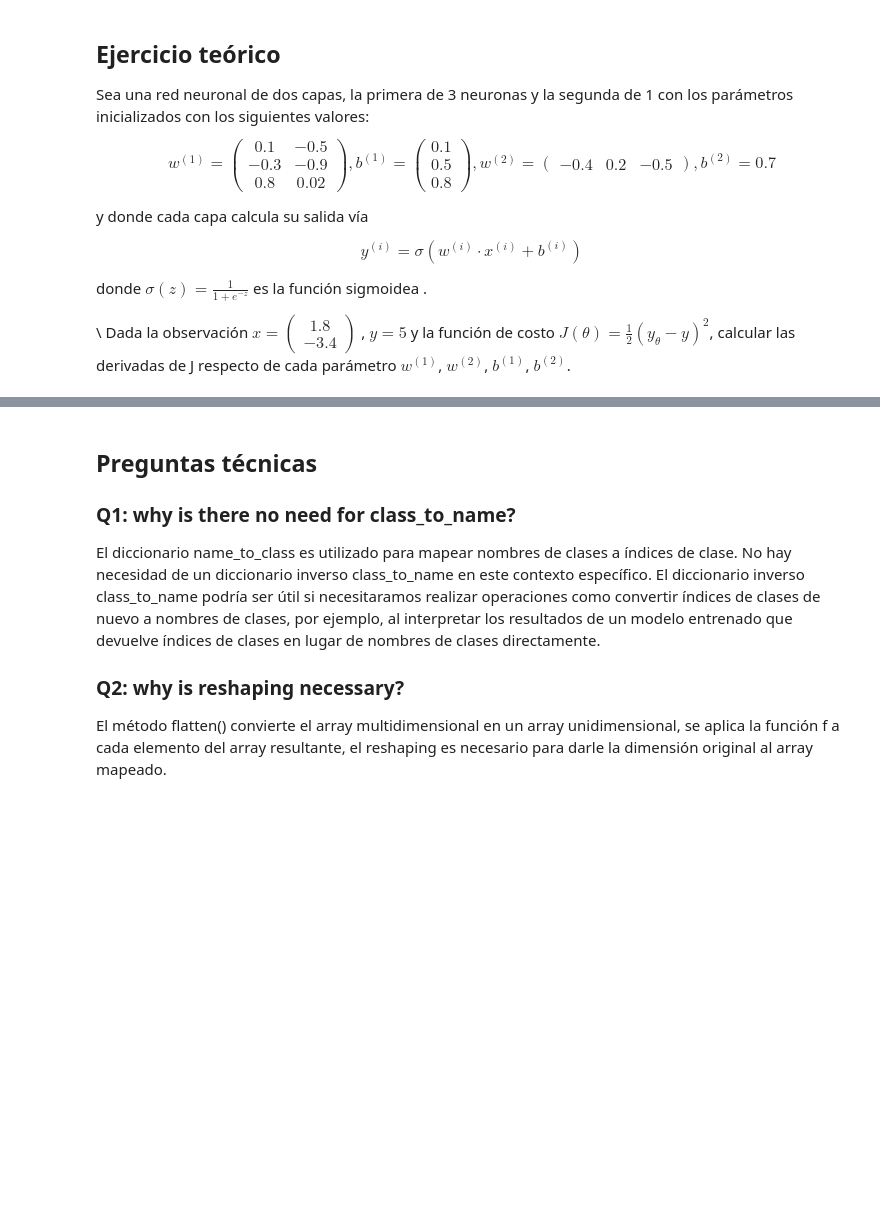
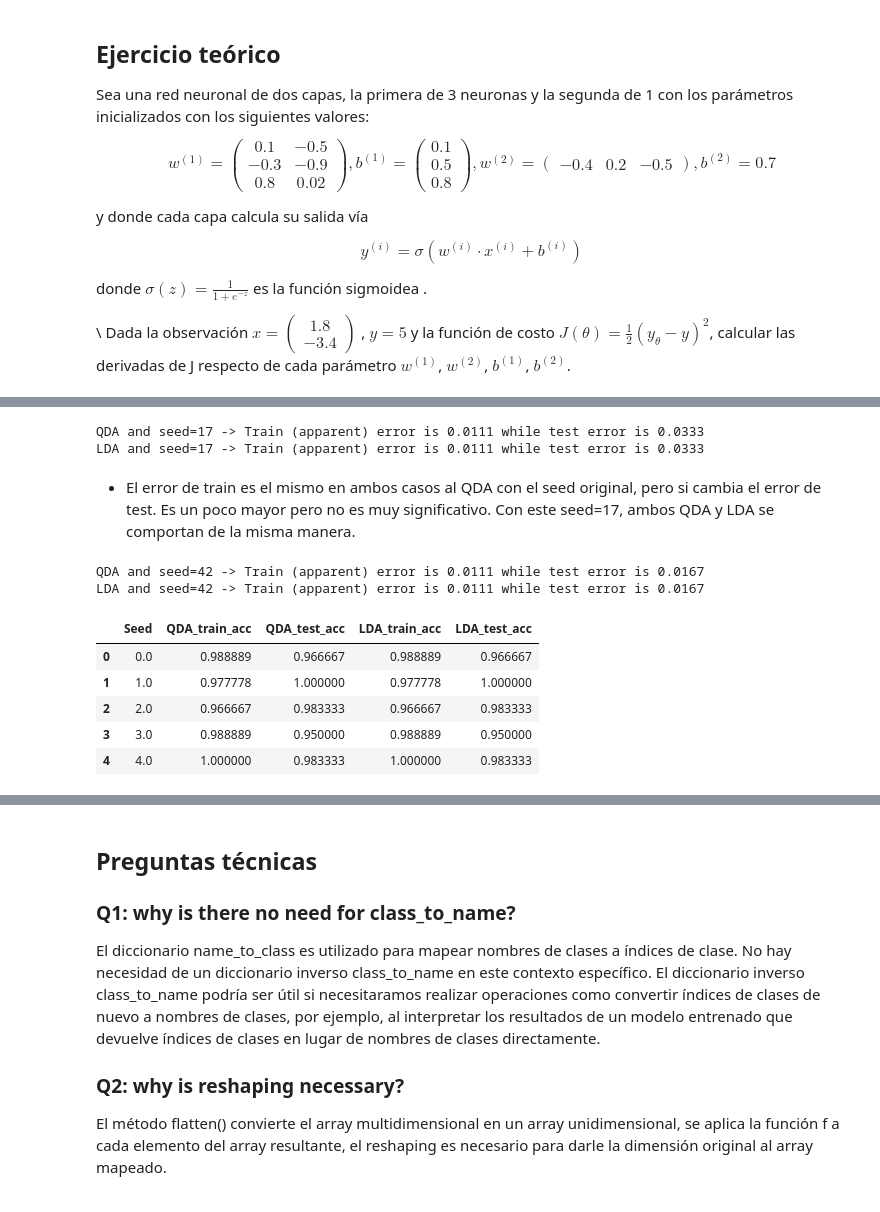
Before and after one commit to ClaraBureu/CEIA, a Jupyter notebook: AM/TP_final_LDA_QDA_TPGrupal.ipynb, the cells around one changed output, grey strips where cells are left out. Drawn from its saved outputs; the diff is of its cells as text; code cells hidden in the pictures; blank space fills up the shorter version.

```diff
--- a/AM/TP_final_LDA_QDA_TPGrupal.ipynb
+++ b/AM/TP_final_LDA_QDA_TPGrupal.ipynb
@@ -356,4 +345,0 @@ class LDA(BaseBayesianClassifier):
-# %%
-lda1 = LDA()
-
-lda1.fit(train_x, train_y, a_priori=None)
@@ -395,0 +365,62 @@ LDA Train (apparent) error is 0.04444444 while test error is 0.01666667
+# %%
+# Hacemos los cálculos para el seed=17
+X_train, X_test, y_train, y_test = train_test_split(X_full, y_full, test_size=0.4, random_state=rng_seed_17)
+
+# Traspose everything because this model format assumes column vectors
+train_x = X_train.T
+train_y = y_train.T
+test_x = X_test.T
+test_y = y_test.T
+
+# Implementamos QDA
+qda_17 = QDA()
+qda_17.fit(train_x, train_y)
+
+# Calculamos accuracy para este QDA
+train_acc = accuracy(train_y, qda_17.predict(train_x))
+test_acc = accuracy(test_y, qda_17.predict(test_x))
+print(f"QDA and seed={rng_seed_17} -> Train (apparent) error is {1-train_acc:.4f} while test error is {1-test_acc:.4f}")
+
+# Implementamos LDA
+lda_17 = QDA()
+lda_17.fit(train_x, train_y)
+
+# Calculamos accuracy para este LDA
+train_acc = accuracy(train_y, lda_17.predict(train_x))
+test_acc = accuracy(test_y, lda_17.predict(test_x))
+print(f"LDA and seed={rng_seed_17} -> Train (apparent) error is {1-train_acc:.4f} while test error is {1-test_acc:.4f}")
+# %% [output]
+QDA and seed=17 -> Train (apparent) error is 0.0111 while test error is 0.0333
+LDA and seed=17 -> Train (apparent) error is 0.0111 while test error is 0.0333
+# %% [markdown]
+- El error de train es el mismo en ambos casos al QDA con el seed original, pero si cambia el error de test. Es un poco mayor pero no es muy significativo. Con este seed=17, ambos QDA y LDA se comportan de la misma manera.
+# %%
+# Hacemos los cálculos para el seed=42
+X_train, X_test, y_train, y_test = train_test_split(X_full, y_full, test_size=0.4, random_state=rng_seed_42)
+
+# Traspose everything because this model format assumes column vectors
+train_x = X_train.T
+train_y = y_train.T
+test_x = X_test.T
+test_y = y_test.T
+
+# Implementamos QDA
+qda_42 = QDA()
+qda_42.fit(train_x, train_y)
+
+# Calculamos accuracy
+train_acc = accuracy(train_y, qda_42.predict(train_x))
+test_acc = accuracy(test_y, qda_42.predict(test_x))
+print(f"QDA and seed={rng_seed_42} -> Train (apparent) error is {1-train_acc:.4f} while test error is {1-test_acc:.4f}")
+
+# Implementamos LDA
+lda_42 = QDA()
+lda_42.fit(train_x, train_y)
+
+# Calculamos accuracy para este LDA
+train_acc = accuracy(train_y, lda_42.predict(train_x))
+test_acc = accuracy(test_y, lda_42.predict(test_x))
+print(f"LDA and seed={rng_seed_42} -> Train (apparent) error is {1-train_acc:.4f} while test error is {1-test_acc:.4f}")
+# %% [output]
+QDA and seed=42 -> Train (apparent) error is 0.0111 while test error is 0.0167
+LDA and seed=42 -> Train (apparent) error is 0.0111 while test error is 0.0167
@@ -395,0 +465,10 @@ LDA Train (apparent) error is 0.04444444 while test error is 0.01666667
+# %%
+r = results()
+r.head()
+# %% [output]
+|  | Seed | QDA_train_acc | QDA_test_acc | LDA_train_acc | LDA_test_acc |
+| 0 | 0.0 | 0.988889 | 0.966667 | 0.988889 | 0.966667 |
+| 1 | 1.0 | 0.977778 | 1.000000 | 0.977778 | 1.000000 |
+| 2 | 2.0 | 0.966667 | 0.983333 | 0.966667 | 0.983333 |
+| 3 | 3.0 | 0.988889 | 0.950000 | 0.988889 | 0.950000 |
+| 4 | 4.0 | 1.000000 | 0.983333 | 1.000000 | 0.983333 |
```
Also changed, not shown: parts of 23 cells of this notebook.
